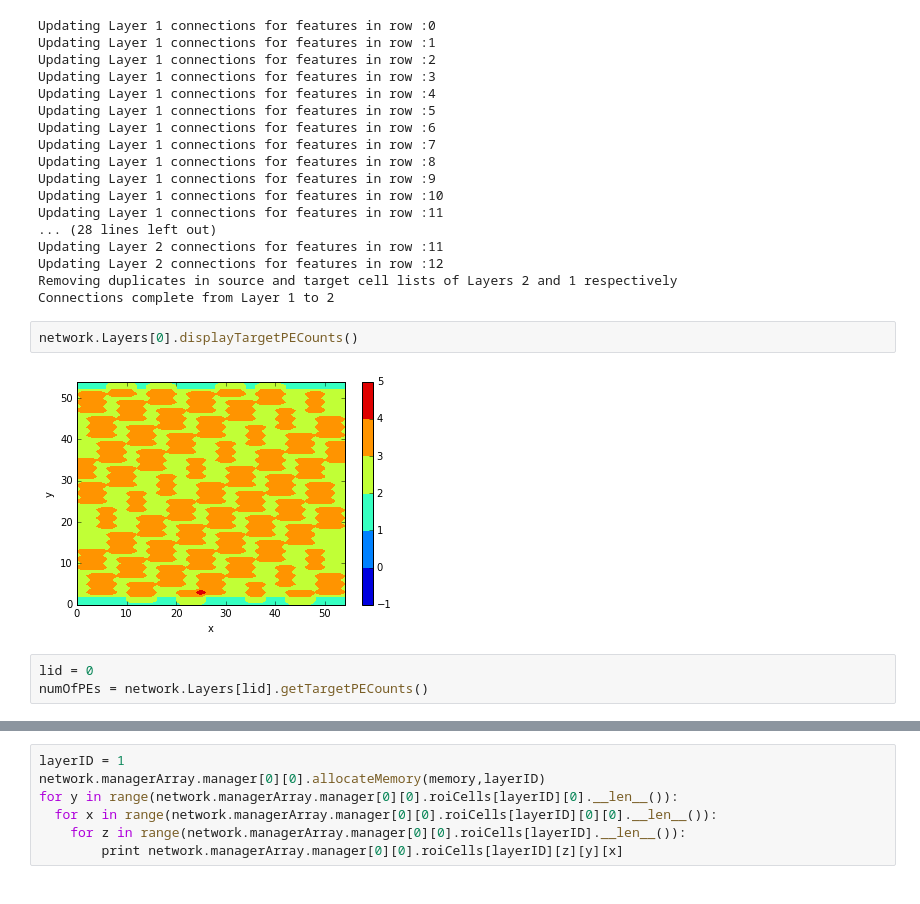
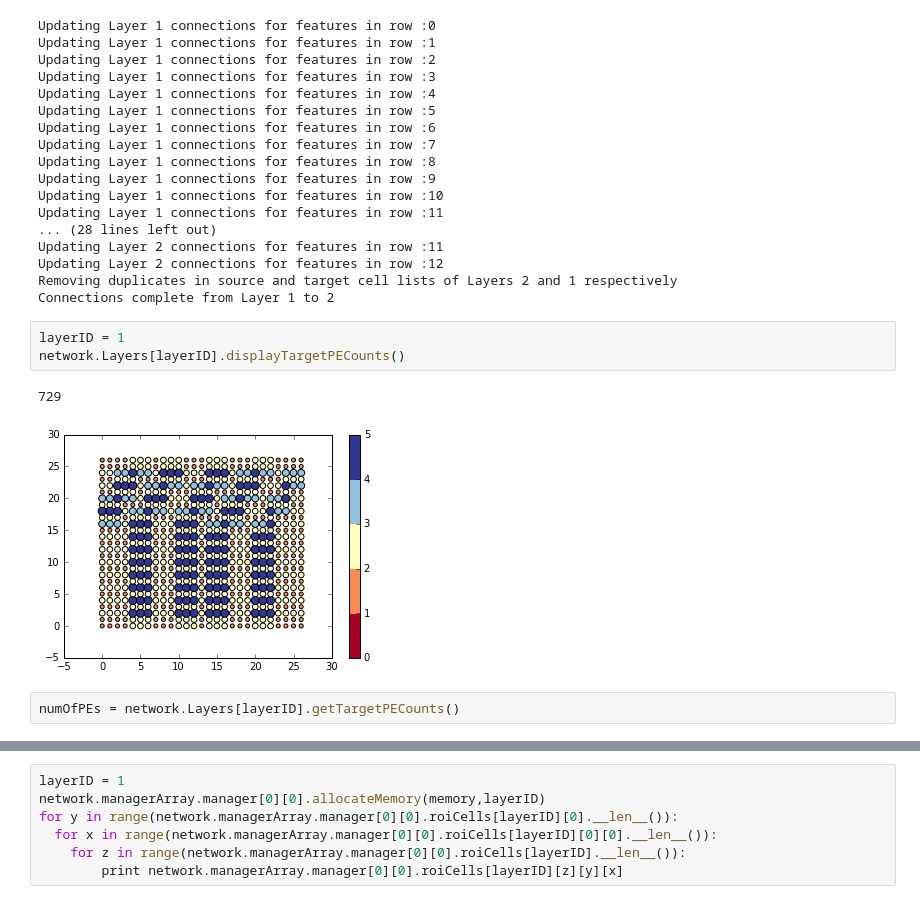
Before and after one commit to lbbaker5900/ece-cortical-MainResearch, a Jupyter notebook: python/DNNconnectivity/dnnConnectivityAndMemoryAllocation.ipynb, the cells around one changed output, grey strips where cells are left out. Cells and saved outputs as stored; diff of their text form.

Commit message:
Use scatter plot for displaying target PE counts

```diff
--- a/python/DNNconnectivity/dnnConnectivityAndMemoryAllocation.ipynb
+++ b/python/DNNconnectivity/dnnConnectivityAndMemoryAllocation.ipynb
@@ -68,13 +68,14 @@ Updating Layer 2 connections for features in row :11
 Updating Layer 2 connections for features in row :12
 Removing duplicates in source and target cell lists of Layers 2 and 1 respectively
 Connections complete from Layer 1 to 2
-# %%
-network.Layers[0].displayTargetPECounts()
-# %% [output]
-[figure, removed]
+# %%
+layerID = 1
+network.Layers[layerID].displayTargetPECounts()
+# %% [output]
+729
+[figure, added]
 # %%
-lid = 0
-numOfPEs = network.Layers[lid].getTargetPECounts()
+numOfPEs = network.Layers[layerID].getTargetPECounts()
 # %%
 opt = np.get_printoptions()
 np.set_printoptions(threshold=np.inf)
```
Also changed, not shown: parts of 4 cells of this notebook, 1 other file.
